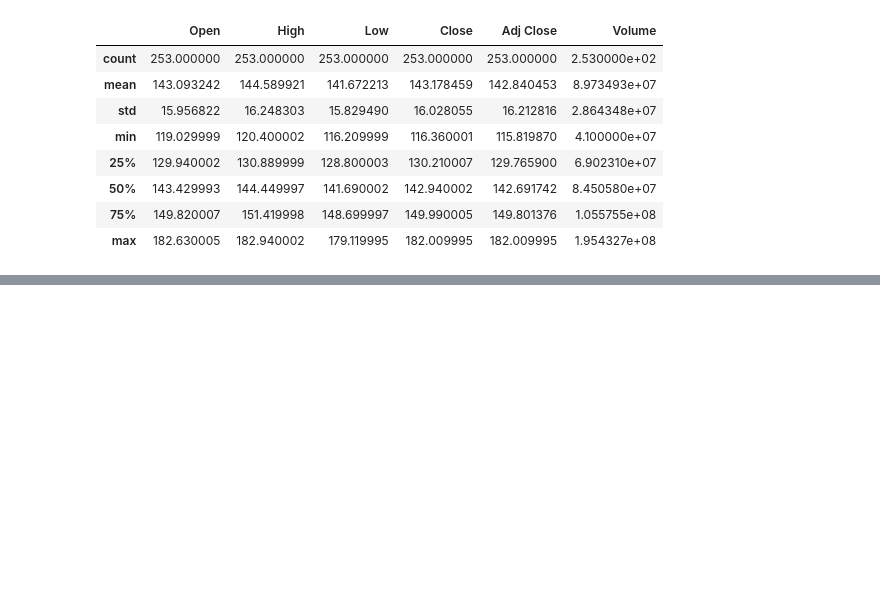
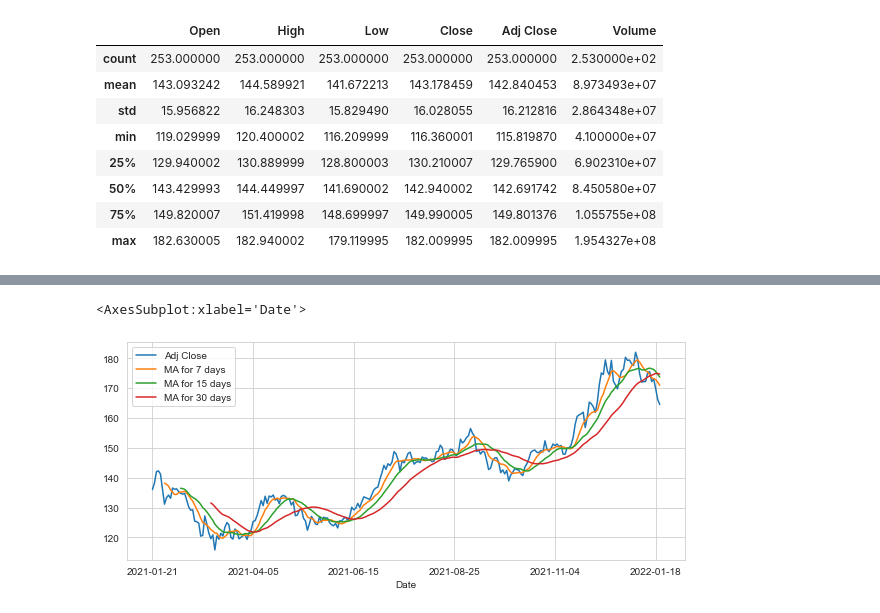
Before and after one commit to VannaroEcon/MyPortfolioProjects, a Jupyter notebook: Stock Market Analysis Project.ipynb, the cells around one changed output, grey strips where cells are left out. Drawn from its saved outputs; the diff is of its cells as text; code cells hidden in the pictures; blank space fills up the shorter version.

```diff
--- a/Stock Market Analysis Project.ipynb
+++ b/Stock Market Analysis Project.ipynb
@@ -88,0 +103,13 @@ AAPL['Volume'].plot(legend=True, figsize=(10,4))
+# %%
+# Calculate the moving average (7, 15, and 30 days)
+ma_day = [7, 15, 30]
+
+for ma in ma_day:
+    # Add columns of moving average for each period into the dataframe
+    column_name = "MA for %s days" %(str(ma))
+    AAPL[column_name] = AAPL['Adj Close'].rolling(ma).mean()
+
+AAPL[['Adj Close','MA for 7 days','MA for 15 days','MA for 30 days']].plot(subplots=False,figsize=(10,4))
+# %% [output]
+<AxesSubplot:xlabel='Date'>
+[figure, added]
```
Also changed, not shown: parts of 7 cells of this notebook.
